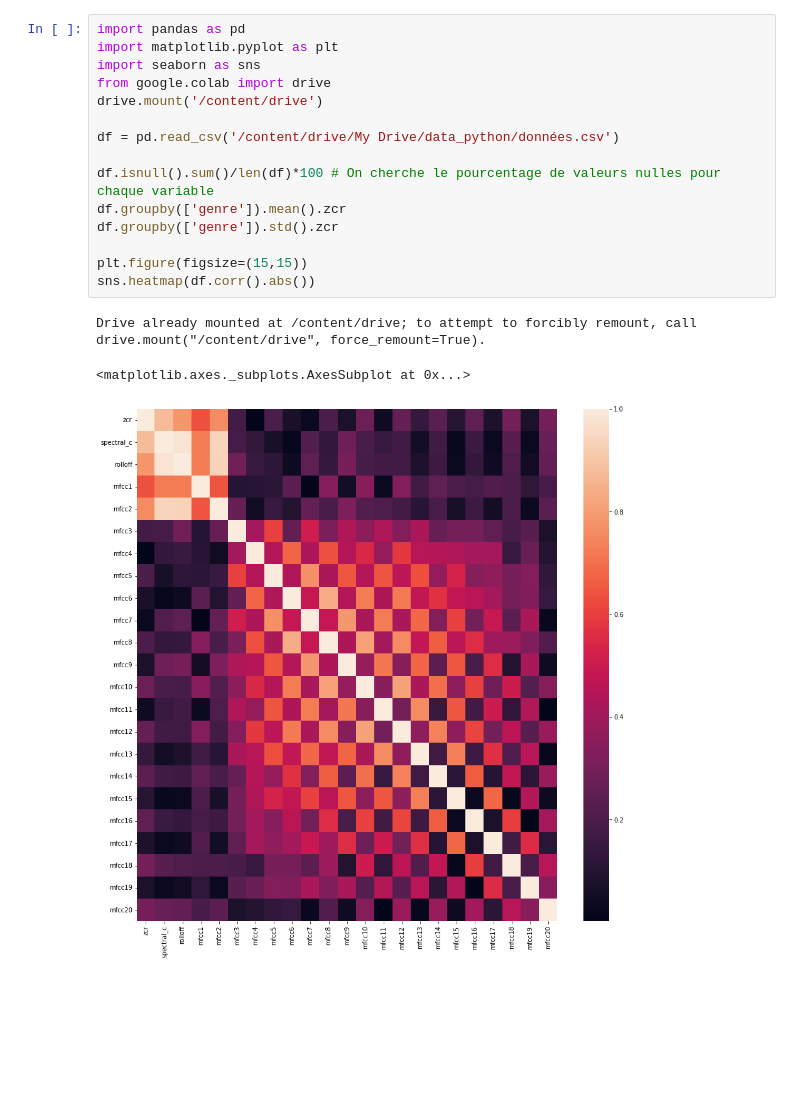
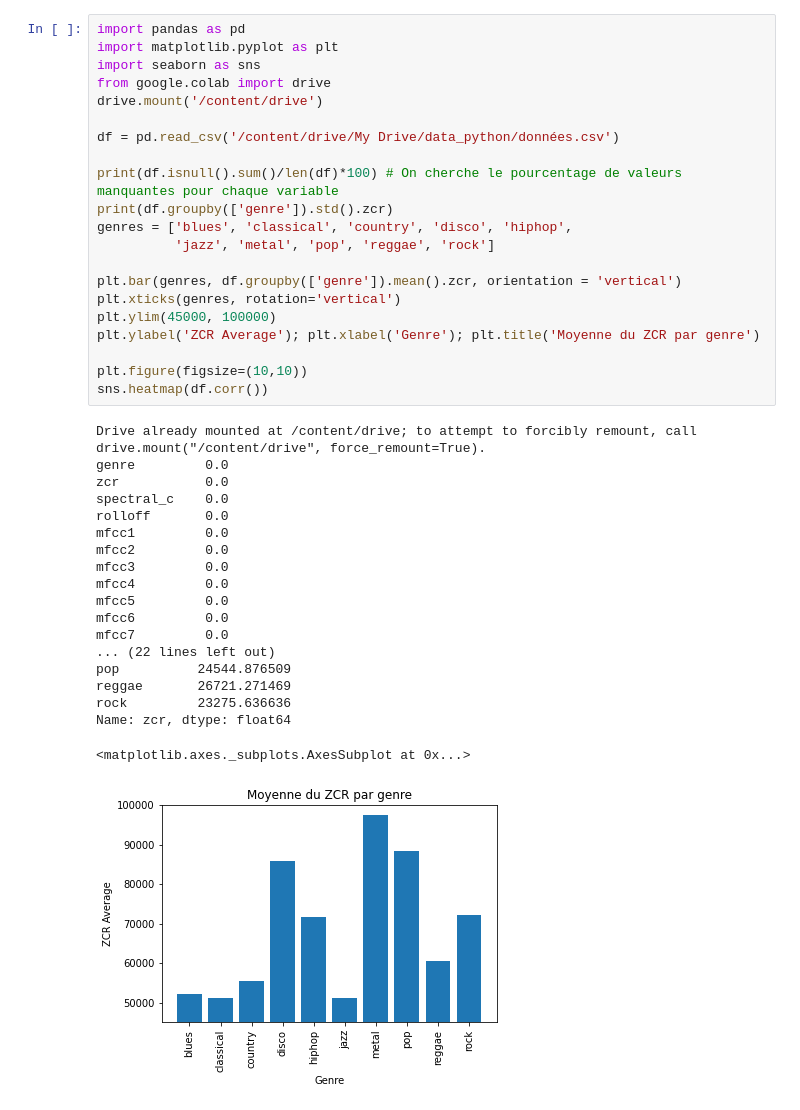
Before and after one commit to MATNAT93/Music-Genre-Recognition, a Jupyter notebook: nettoyage_et_prévisualisation.ipynb, the cells around one changed output. Cells and saved outputs as stored; diff of their text form; blank space fills up the shorter version.

Commit message:
Bar plot ajouté

```diff
--- a/nettoyage_et_prévisualisation.ipynb
+++ b/nettoyage_et_prévisualisation.ipynb
@@ -3,19 +3,41 @@
 # %%
 import pandas as pd
 import matplotlib.pyplot as plt
 import seaborn as sns
 from google.colab import drive
 drive.mount('/content/drive')
 
 df = pd.read_csv('/content/drive/My Drive/data_python/données.csv')
 
-df.isnull().sum()/len(df)*100 # On cherche le pourcentage de valeurs nulles pour chaque variable
-df.groupby(['genre']).mean().zcr
-df.groupby(['genre']).std().zcr
+print(df.isnull().sum()/len(df)*100) # On cherche le pourcentage de valeurs manquantes pour chaque variable
+print(df.groupby(['genre']).std().zcr)
+genres = ['blues', 'classical', 'country', 'disco', 'hiphop',
+          'jazz', 'metal', 'pop', 'reggae', 'rock']
 
-plt.figure(figsize=(15,15))
-sns.heatmap(df.corr().abs())
+plt.bar(genres, df.groupby(['genre']).mean().zcr, orientation = 'vertical')
+plt.xticks(genres, rotation='vertical')
+plt.ylim(45000, 100000)
+plt.ylabel('ZCR Average'); plt.xlabel('Genre'); plt.title('Moyenne du ZCR par genre')
+
+plt.figure(figsize=(10,10))
+sns.heatmap(df.corr())
 # %% [output]
 Drive already mounted at /content/drive; to attempt to forcibly remount, call drive.mount("/content/drive", force_remount=True).
+genre         0.0
+zcr           0.0
+spectral_c    0.0
+rolloff       0.0
+mfcc1         0.0
+mfcc2         0.0
+mfcc3         0.0
+mfcc4         0.0
+mfcc5         0.0
+mfcc6         0.0
+mfcc7         0.0
+... (22 lines left out)
+pop          24544.876509
+reggae       26721.271469
+rock         23275.636636
+Name: zcr, dtype: float64
 <matplotlib.axes._subplots.AxesSubplot at 0x...>
-[figure, old version]
+[figure, new version]
```
Also changed, not shown: parts of 1 cell of this notebook.
